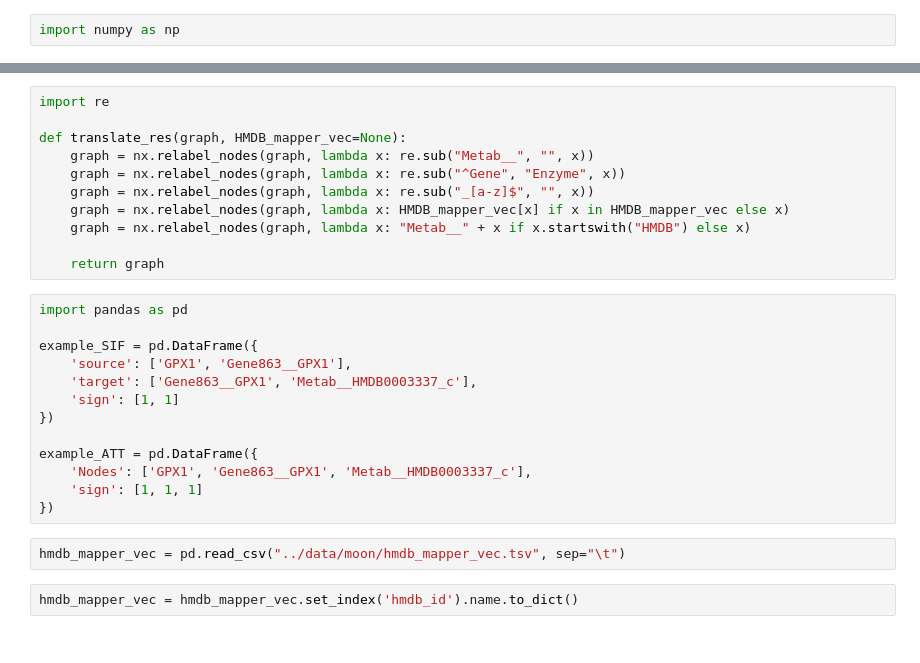
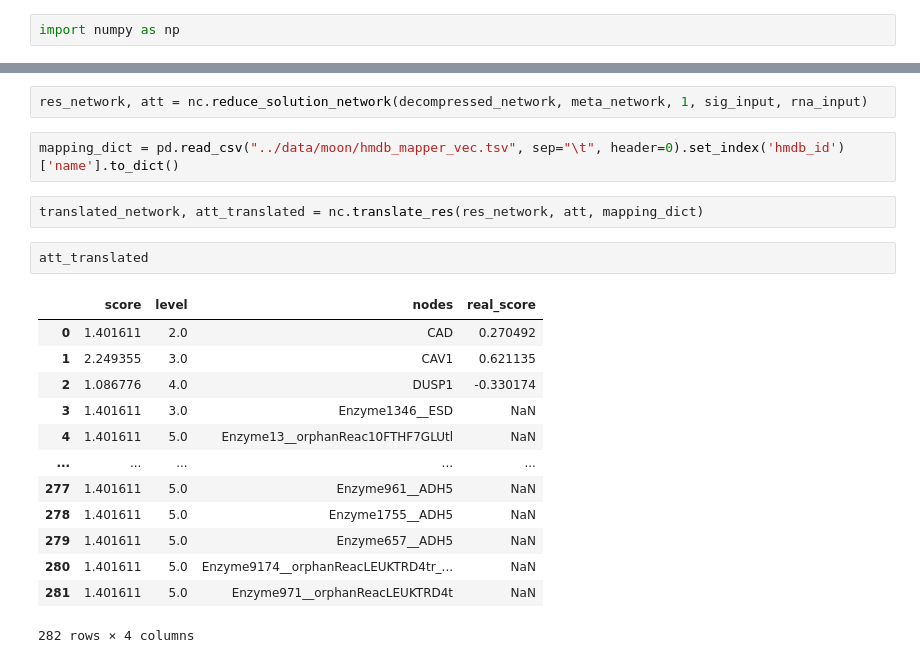
Before and after one commit to saezlab/networkcommons, a Jupyter notebook: vignettes/2_moon.ipynb, the cells around one changed output, grey strips where cells are left out. Cells and saved outputs as stored; diff of their text form.

```diff
--- a/vignettes/2_moon.ipynb
+++ b/vignettes/2_moon.ipynb
@@ -289,28 +249,22 @@ reg_meta
-# %%
-import re
-
-def translate_res(graph, HMDB_mapper_vec=None):
-    graph = nx.relabel_nodes(graph, lambda x: re.sub("Metab__", "", x))
-    graph = nx.relabel_nodes(graph, lambda x: re.sub("^Gene", "Enzyme", x))
-    graph = nx.relabel_nodes(graph, lambda x: re.sub("_[a-z]$", "", x))
-    graph = nx.relabel_nodes(graph, lambda x: HMDB_mapper_vec[x] if x in HMDB_mapper_vec else x)
-    graph = nx.relabel_nodes(graph, lambda x: "Metab__" + x if x.startswith("HMDB") else x)
-
-    return graph
-# %%
-import pandas as pd
-
-example_SIF = pd.DataFrame({
-    'source': ['GPX1', 'Gene863__GPX1'],
-    'target': ['Gene863__GPX1', 'Metab__HMDB0003337_c'],
-    'sign': [1, 1]
-})
-
-example_ATT = pd.DataFrame({
-    'Nodes': ['GPX1', 'Gene863__GPX1', 'Metab__HMDB0003337_c'],
-    'sign': [1, 1, 1]
-})
+# %%
+res_network, att = nc.reduce_solution_network(decompressed_network, meta_network, 1, sig_input, rna_input)
 # %%
-hmdb_mapper_vec = pd.read_csv("../data/moon/hmdb_mapper_vec.tsv", sep="\t")
+mapping_dict = pd.read_csv("../data/moon/hmdb_mapper_vec.tsv", sep="\t", header=0).set_index('hmdb_id')['name'].to_dict()
-# %%
-hmdb_mapper_vec = hmdb_mapper_vec.set_index('hmdb_id').name.to_dict()
+# %%
+translated_network, att_translated = nc.translate_res(res_network, att, mapping_dict)
+# %%
+att_translated
+# %% [output]
+|  | score | level | nodes | real_score |
+| 0 | 1.401611 | 2.0 | CAD | 0.270492 |
+| 1 | 2.249355 | 3.0 | CAV1 | 0.621135 |
+| 2 | 1.086776 | 4.0 | DUSP1 | -0.330174 |
+| 3 | 1.401611 | 3.0 | Enzyme1346__ESD | NaN |
+| 4 | 1.401611 | 5.0 | Enzyme13__orphanReac10FTHF7GLUtl | NaN |
+| ... | ... | ... | ... | ... |
+| 277 | 1.401611 | 5.0 | Enzyme961__ADH5 | NaN |
+| 278 | 1.401611 | 5.0 | Enzyme1755__ADH5 | NaN |
+| 279 | 1.401611 | 5.0 | Enzyme657__ADH5 | NaN |
+| 280 | 1.401611 | 5.0 | Enzyme9174__orphanReacLEUKTRD4tr_... | NaN |
+| 281 | 1.401611 | 5.0 | Enzyme971__orphanReacLEUKTRD4t | NaN |
+282 rows × 4 columns
```
Also changed, not shown: parts of 39 cells of this notebook.
